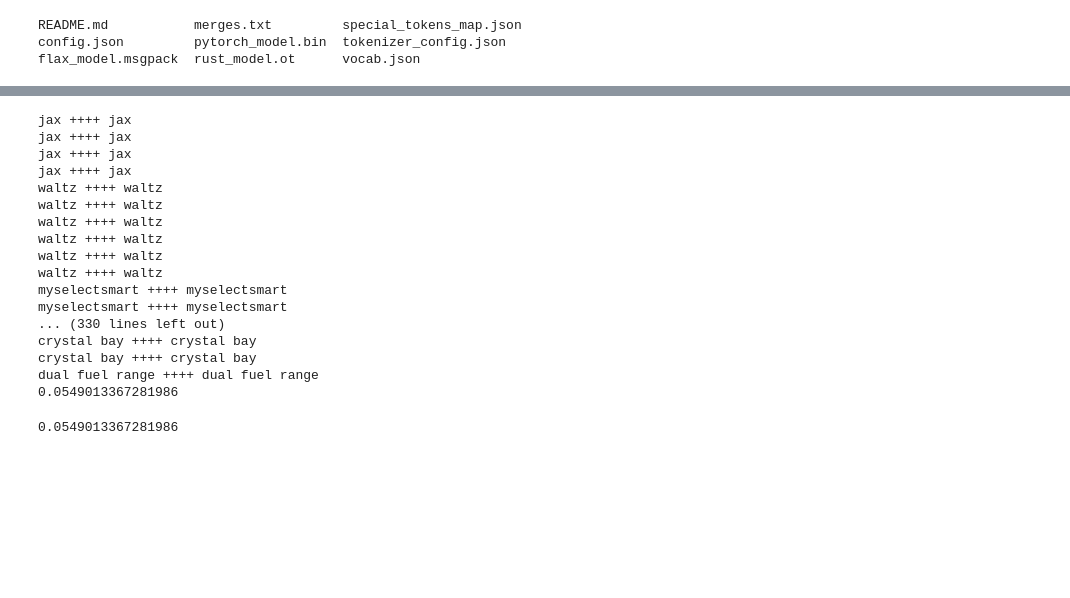
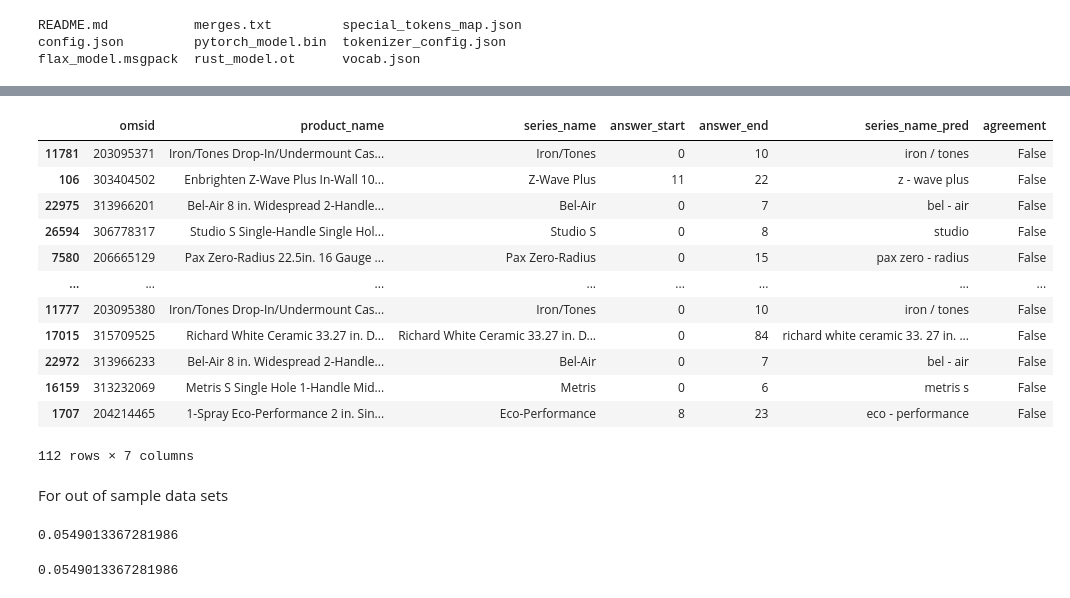
Before and after one commit to txu0915/finetune-qa-models, a Jupyter notebook: finetune-qa-models.ipynb, the cells around one changed output, grey strips where cells are left out. Drawn from its saved outputs; the diff is of its cells as text; code cells hidden in the pictures; blank space fills up the shorter version.

```diff
--- a/finetune-qa-models.ipynb
+++ b/finetune-qa-models.ipynb
@@ -190,5 +177,0 @@ def add_token_positions(encodings, answers):
-# %%
-## add validation true vals...
-val_encodings['true_aws'] = []
-for i, row in myData_oos.iterrows():
-    val_encodings['true_aws'].append(row.series_name)
@@ -288,20 +261,19 @@ for batch in val_loader:
         input_ids = batch['input_ids'].to(device)
         attention_mask = batch['attention_mask'].to(device)
         # we will use true positions for accuracy calc
-        # start_true = batch['start_positions'].to(device)
-        # end_true = batch['end_positions'].to(device)
-        # truth_batch = batch['true_aws']
+        start_true = batch['start_positions'].to(device)
+        end_true = batch['end_positions'].to(device)
         # make predictions
         outputs = model(input_ids, attention_mask=attention_mask)
         # pull prediction tensors out and argmax to get predicted tokens
         start_pred = torch.argmax(outputs['start_logits'], dim=1)
         end_pred = torch.argmax(outputs['end_logits'], dim=1)
         # calculate accuracy for both and append to accuracy list
-        # acc.append(((start_pred == start_true).sum()/len(start_pred)).item())
-        # acc.append(((end_pred == end_true).sum()/len(end_pred)).item())
+        acc.append(((start_pred == start_true).sum()/len(start_pred)).item())
+        acc.append(((end_pred == end_true).sum()/len(end_pred)).item())
         pred_answer_batch = [ tokenizer.convert_tokens_to_string(tokenizer.convert_ids_to_tokens(input_ids[x][start_pred[x]:end_pred[x]+1])) for x in range(input_ids.shape[0])]
-        # true_answer_batch = [ tokenizer.convert_tokens_to_string(tokenizer.convert_ids_to_tokens(input_ids[x][start_true[x]:end_true[x]+1])) for x in range(input_ids.shape[0])]
+        true_answer_batch = [ tokenizer.convert_tokens_to_string(tokenizer.convert_ids_to_tokens(input_ids[x][start_true[x]:end_true[x]+1])) for x in range(input_ids.shape[0])]
         all_preds.extend(pred_answer_batch)
-        # all_truths.extend(truth_batch)
+        all_truths.extend(truth_batch)
 # calculate average accuracy in total
-# acc = sum(acc)/len(acc)
+acc = sum(acc)/len(acc)
@@ -314,0 +280,4 @@ array(['Jax', 'Jax', 'Jax', ..., 'CHAMPLAIN', 'ROUND APRON',
+# %%
+test.loc[:,'series_name_pred'] = all_preds
+# %%
+test['agreement'] = test['series_name_pred'] == test['series_name'].apply(lambda x: x.lower())
@@ -314,0 +323,19 @@ array(['Jax', 'Jax', 'Jax', ..., 'CHAMPLAIN', 'ROUND APRON',
+# %%
+## see some wrong cases
+test.loc[test.loc[:,'agreement']==False]
+# %% [output]
+|  | omsid | product_name | series_name | answer_start | answer_end | series_name_pred | agreement |
+| 11781 | 203095371 | Iron/Tones Drop-In/Undermount Cas... | Iron/Tones | 0 | 10 | iron / tones | False |
+| 106 | 303404502 | Enbrighten Z-Wave Plus In-Wall 10... | Z-Wave Plus | 11 | 22 | z - wave plus | False |
+| 22975 | 313966201 | Bel-Air 8 in. Widespread 2-Handle... | Bel-Air | 0 | 7 | bel - air | False |
+| 26594 | 306778317 | Studio S Single-Handle Single Hol... | Studio S | 0 | 8 | studio | False |
+| 7580 | 206665129 | Pax Zero-Radius 22.5in. 16 Gauge ... | Pax Zero-Radius | 0 | 15 | pax zero - radius | False |
+| ... | ... | ... | ... | ... | ... | ... | ... |
+| 11777 | 203095380 | Iron/Tones Drop-In/Undermount Cas... | Iron/Tones | 0 | 10 | iron / tones | False |
+| 17015 | 315709525 | Richard White Ceramic 33.27 in. D... | Richard White Ceramic 33.27 in. D... | 0 | 84 | richard white ceramic 33. 27 in. ... | False |
+| 22972 | 313966233 | Bel-Air 8 in. Widespread 2-Handle... | Bel-Air | 0 | 7 | bel - air | False |
+| 16159 | 313232069 | Metris S Single Hole 1-Handle Mid... | Metris | 0 | 6 | metris s | False |
+| 1707 | 204214465 | 1-Spray Eco-Performance 2 in. Sin... | Eco-Performance | 8 | 23 | eco - performance | False |
+112 rows × 7 columns
+# %% [markdown]
+For out of sample data sets
@@ -316,26 +386,10 @@ array(['Jax', 'Jax', 'Jax', ..., 'CHAMPLAIN', 'ROUND APRON',
 counter = 0
 for i, pred in enumerate(all_preds):
     if pred == myData_oos.series_name.values[i].lower():
-        print(pred,"++++", myData_oos.series_name.values[i].lower())
+        # print(pred,"++++", myData_oos.series_name.values[i].lower())
         counter+=1
 print(counter/len(all_preds))
 # %% [output]
-jax ++++ jax
-jax ++++ jax
-jax ++++ jax
-jax ++++ jax
-waltz ++++ waltz
-waltz ++++ waltz
-waltz ++++ waltz
-waltz ++++ waltz
-waltz ++++ waltz
-waltz ++++ waltz
-myselectsmart ++++ myselectsmart
-myselectsmart ++++ myselectsmart
-... (330 lines left out)
-crystal bay ++++ crystal bay
-crystal bay ++++ crystal bay
-dual fuel range ++++ dual fuel range
 0.0549013367281986
 # %%
 np.sum(list(map(lambda x:x.lower(),myData_oos.series_name.values)) == np.array(all_preds))/len(all_preds)
```
Also changed, not shown: parts of 25 cells of this notebook.
